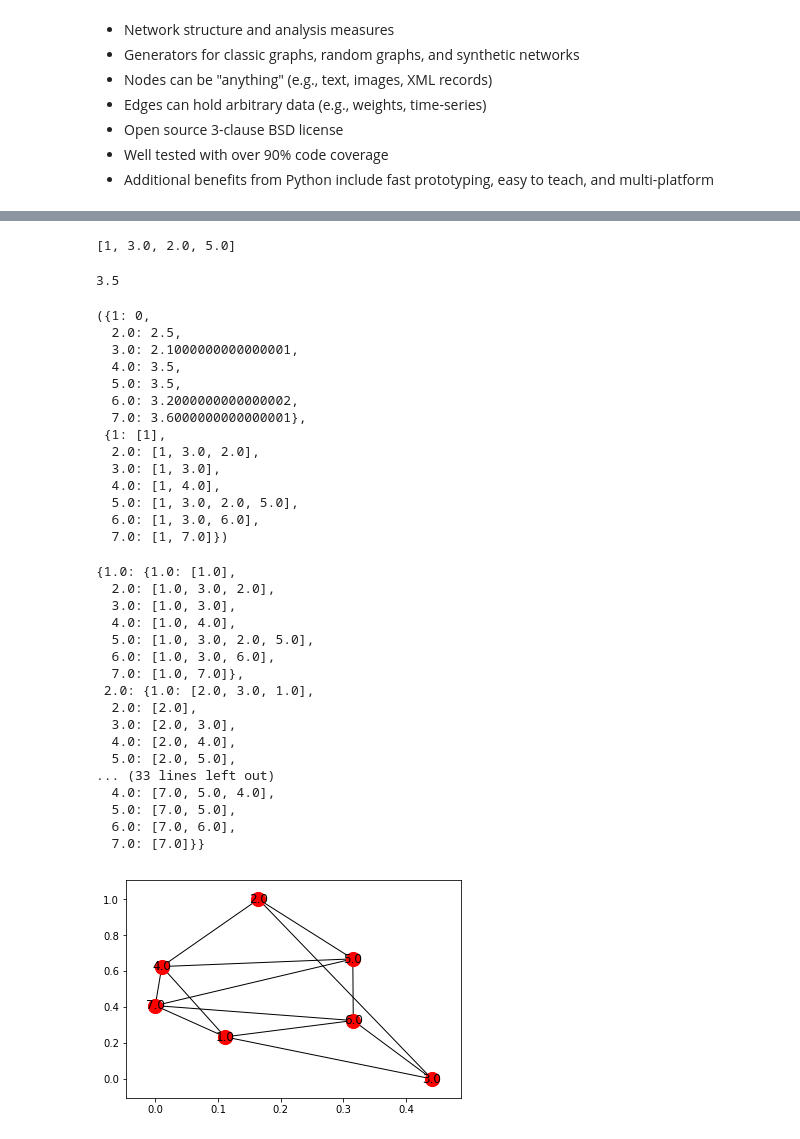
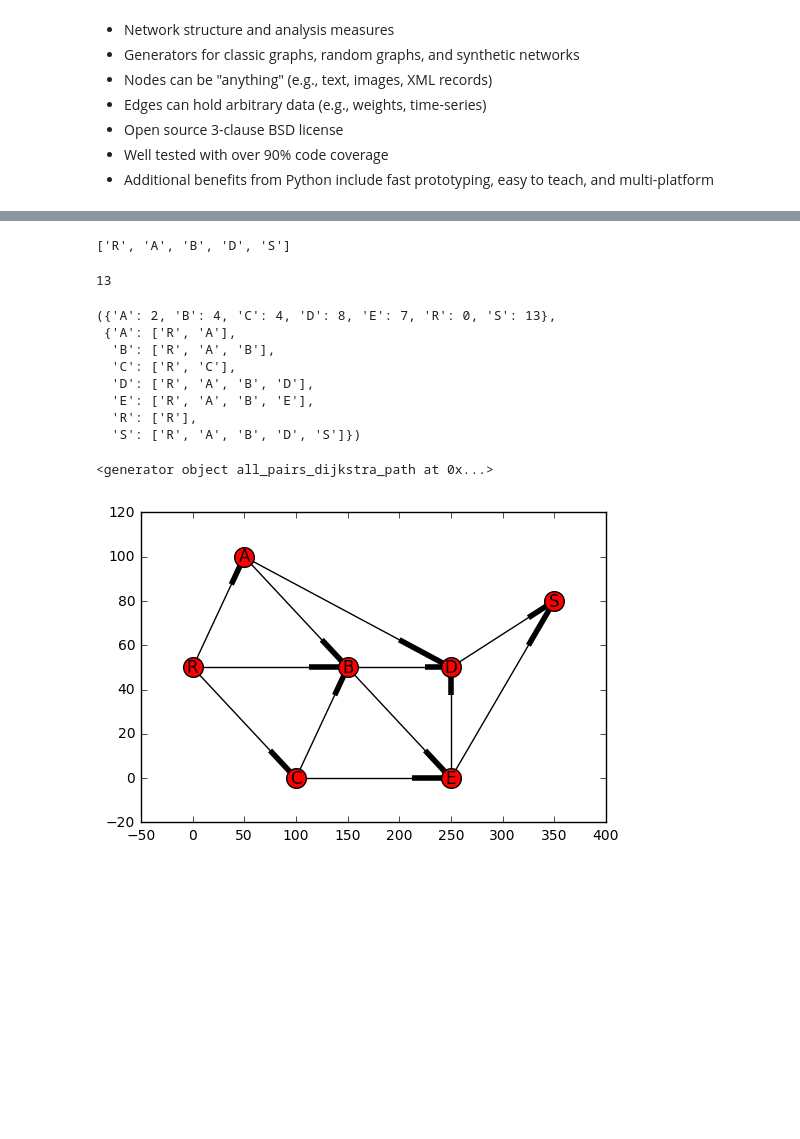
Before and after one commit to PyTrans/Urban-Network-Analysis, a Jupyter notebook: Shortest Path Algorithm.ipynb, the cells around one changed output, grey strips where cells are left out. Drawn from its saved outputs; the diff is of its cells as text; code cells hidden in the pictures; blank space fills up the shorter version.

```diff
--- a/Shortest Path Algorithm.ipynb
+++ b/Shortest Path Algorithm.ipynb
@@ -11,5 +13,5 @@ import numpy as np
 # %%
-links_df=pd.read_csv("./Data/Seervada Park Management\links.csv")
+links_df=pd.read_csv("./Data/TransportationNetworks/Seervada Park Management/links.csv")
 links_df.head(5)
 # %% [output]
 |  | FID | Id | FNode | TNode | Dist | Cost | FName | TName |
@@ -20,0 +23,3 @@ links_df.head(5)
+# %%
+nodes_df = links_df=pd.read_csv("./Data/TransportationNetworks/Seervada Park Management/nodes.csv")
+nodes_df
@@ -260,54 +269,43 @@ dijsktra_source_to_all(G, "R", verbose=False)
 # %%
-nx.dijkstra_path(G,1, 5, "weight")
+nx.dijkstra_path(G,"R", "S", "weight")
 # %% [output]
-[1, 3.0, 2.0, 5.0]
+['R', 'A', 'B', 'D', 'S']
 # %%
-nx.dijkstra_path_length(G,1, 5, "weight")
+nx.dijkstra_path_length(G,"R", "S", "weight")
 # %% [output]
-3.5
+13
 # %%
-nx.single_source_dijkstra(G,1, weight="weight")
+nx.single_source_dijkstra(G,"R", weight="weight")
 # %% [output]
-({1: 0,
-  2.0: 2.5,
-  3.0: 2.1000000000000001,
-  4.0: 3.5,
-  5.0: 3.5,
-  6.0: 3.2000000000000002,
-  7.0: 3.6000000000000001},
- {1: [1],
-  2.0: [1, 3.0, 2.0],
-  3.0: [1, 3.0],
-  4.0: [1, 4.0],
-  5.0: [1, 3.0, 2.0, 5.0],
-  6.0: [1, 3.0, 6.0],
-  7.0: [1, 7.0]})
+({'A': 2, 'B': 4, 'C': 4, 'D': 8, 'E': 7, 'R': 0, 'S': 13},
+ {'A': ['R', 'A'],
+  'B': ['R', 'A', 'B'],
+  'C': ['R', 'C'],
+  'D': ['R', 'A', 'B', 'D'],
+  'E': ['R', 'A', 'B', 'E'],
+  'R': ['R'],
+  'S': ['R', 'A', 'B', 'D', 'S']})
 # %%
 nx.all_pairs_dijkstra_path(G, weight="weight")
 # %% [output]
-{1.0: {1.0: [1.0],
-  2.0: [1.0, 3.0, 2.0],
-  3.0: [1.0, 3.0],
-  4.0: [1.0, 4.0],
-  5.0: [1.0, 3.0, 2.0, 5.0],
-  6.0: [1.0, 3.0, 6.0],
-  7.0: [1.0, 7.0]},
- 2.0: {1.0: [2.0, 3.0, 1.0],
-  2.0: [2.0],
-  3.0: [2.0, 3.0],
-  4.0: [2.0, 4.0],
-  5.0: [2.0, 5.0],
-... (33 lines left out)
-  4.0: [7.0, 5.0, 4.0],
-  5.0: [7.0, 5.0],
-  6.0: [7.0, 6.0],
-  7.0: [7.0]}}
+<generator object all_pairs_dijkstra_path at 0x...>
+# %%
+def setnodeinfo(G, nodes_df):
+    nodes_name = nodes_df["Name"].as_matrix()
+    nodes_x = nodes_df["X"].as_matrix()
+    nodes_y = nodes_df["Y"].as_matrix()
+    pos ={}
+    for i in range(len(nodes_name)):
+        G.node[nodes_name[i]]["loc"]=(nodes_x[i],nodes_y[i])
+        pos[nodes_name[i]]=(nodes_x[i],nodes_y[i])
+    return pos
 # %%
 import matplotlib.pyplot as plt
 
+pos = setnodeinfo(G, nodes_df)
 nx.draw_networkx_nodes(G,pos,node_size=200)
 nx.draw_networkx_edges(G, pos)
 nx.draw_networkx_labels(G, pos)
 plt.show()
 # %% [output]
-[figure, old version]
+[figure, new version]
```
Also changed, not shown: parts of 12 cells of this notebook.
